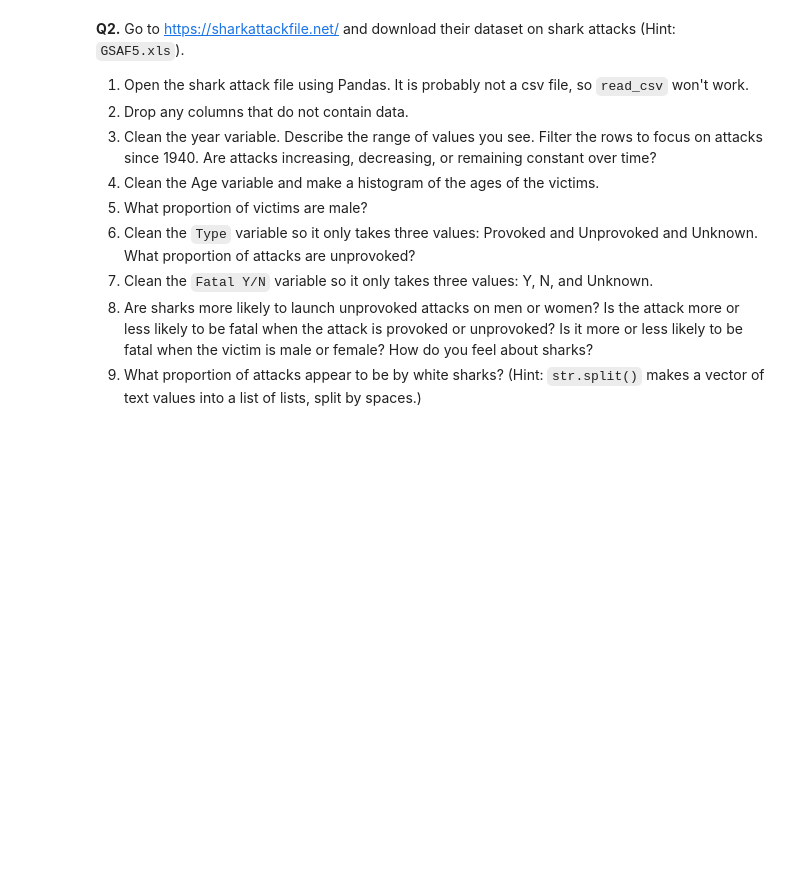
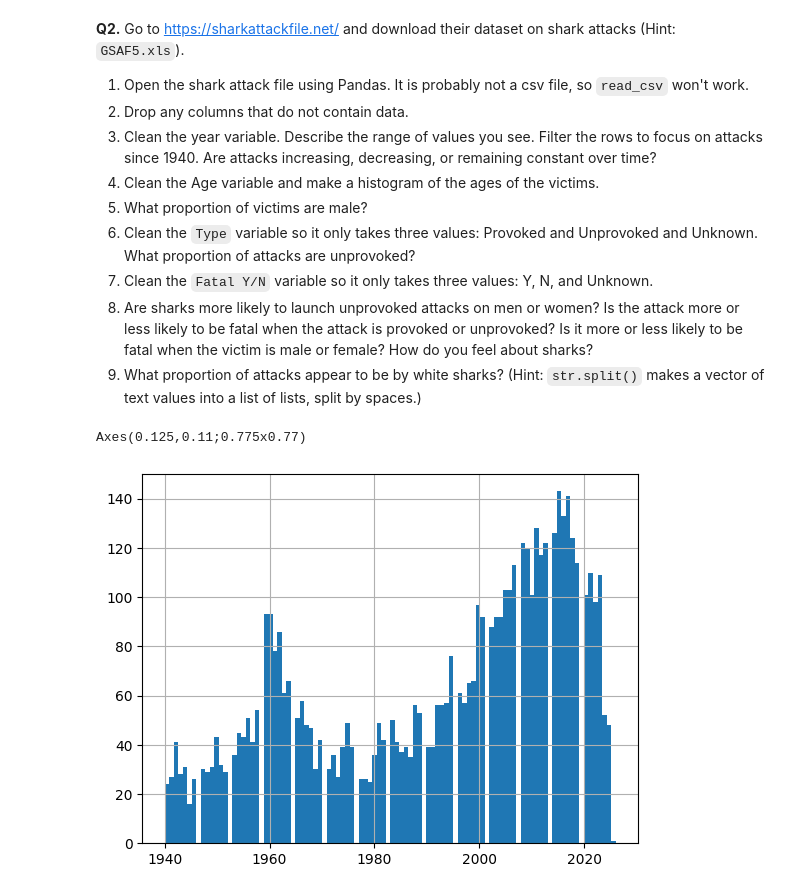
Before and after one commit to Camsbary/wrangling_assignment, a Jupyter notebook: assignment.ipynb, the cells around one changed output. Drawn from its saved outputs; the diff is of its cells as text; code cells hidden in the pictures; blank space fills up the shorter version.

```diff
--- a/assignment.ipynb
+++ b/assignment.ipynb
@@ -103,3 +130,29 @@ justice_df
 7. Clean the `Fatal Y/N` variable so it only takes three values: Y, N, and Unknown.
 8. Are sharks more likely to launch unprovoked attacks on men or women? Is the attack more or less likely to be fatal when the attack is provoked or unprovoked? Is it more or less likely to be fatal when the victim is male or female? How do you feel about sharks?
 9. What proportion of attacks appear to be by white sharks? (Hint: `str.split()` makes a vector of text values into a list of lists, split by spaces.)
+# %%
+from copyreg import clear_extension_cache
+shark_df = pd.read_excel('GSAF5.xls')
+pd.set_option('display.max_columns', None)
+shark_df = shark_df.drop(['pdf', 'href formula', 'href', 'Case Number', 'Case Number.1', 'original order', 'Unnamed: 21', 'Unnamed: 22'], axis=1)
+cleaned_year = []
+shark_df['Year'] = shark_df['Year'].fillna("Unknown")
+shark_df["Year"].unique()
+for each in shark_df['Year']:
+  if each == 0:
+    cleaned_year.append('Unknown')
+  elif type(each) == float:
+    cleaned_year.append(int(each))
+  elif type(each) == str:
+    cleaned_year.append(each)
+shark_df['Year'] = cleaned_year
+#There are values ranging from 2025 to nan to 1500 to 0. To clean this, I replaced both nan and 0 with unknown. In most of
+#the cases where 0 was the year, it gave a range that was not exact, so I decided 'unknown' was clearer than a false year
+shark_df_filtered = shark_df[shark_df['Year'] != 'Unknown']
+shark_df_filtered = shark_df_filtered[shark_df_filtered['Year'] >= 1940]
+print(shark_df_filtered['Year'].hist(bins=100))
+#Up until the last few years, shark attacks had been steadily increasing since the late 1970s. However, there has been a
+#steep drop offin attacks in the last 5 years.
+# %% [output]
+Axes(0.125,0.11;0.775x0.77)
+[figure, added]
```
Also changed, not shown: parts of 8 cells of this notebook.
